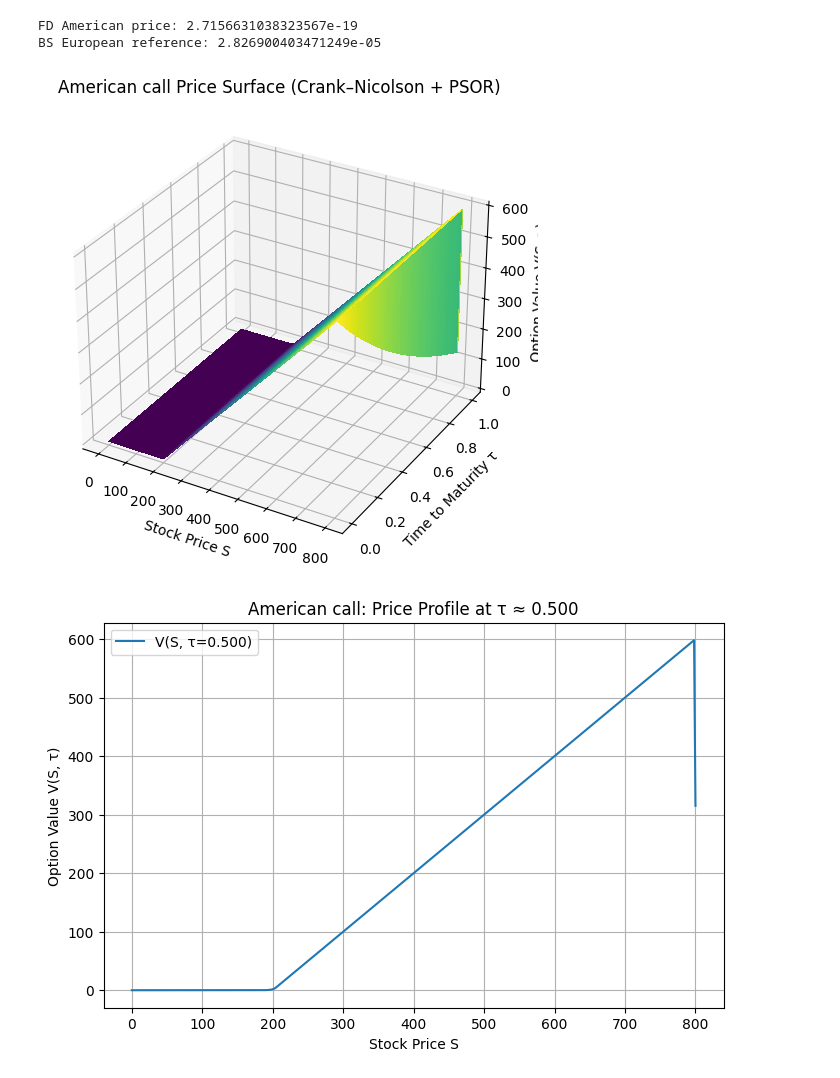
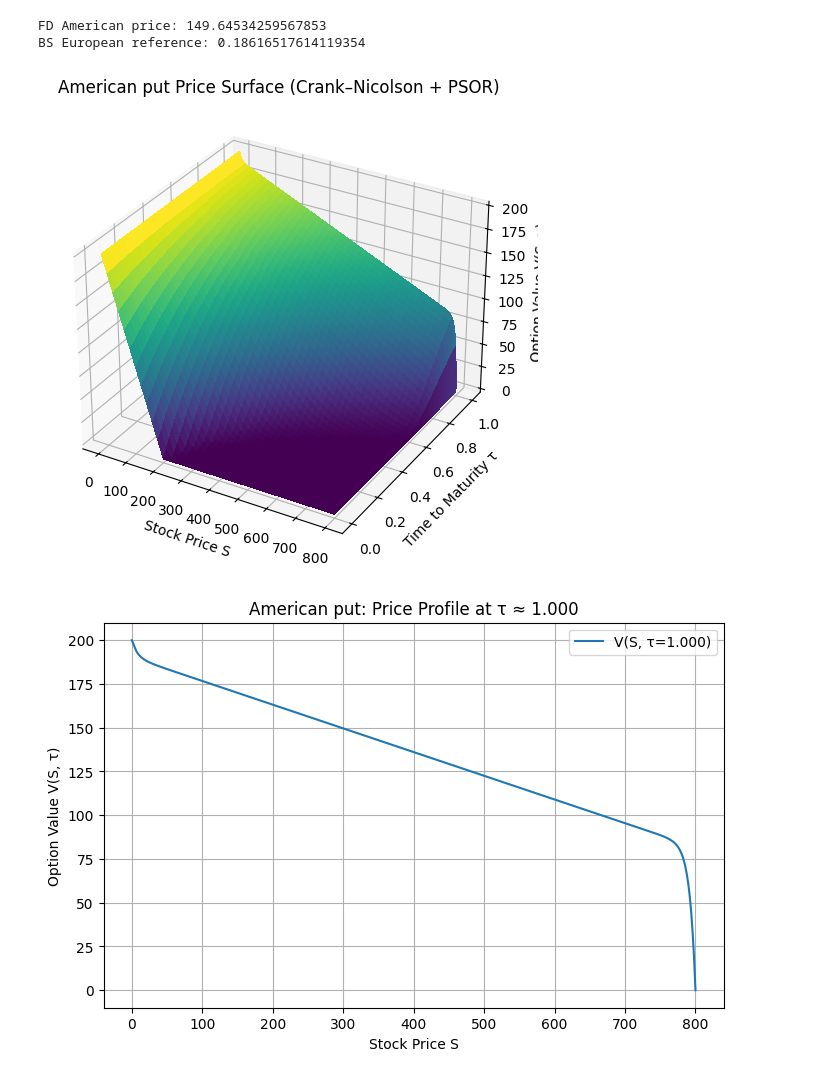
Before and after one commit to ai-ml-club-sjsu/project-fa25-QVP, a Jupyter notebook: notebooks/pde-solver-american-options copy.ipynb, the cells around one changed output. Saved outputs shown, nothing was run; the diff lists cells and outputs as text; code cells hidden in the pictures.

```diff
--- a/notebooks/pde-solver-american-options copy.ipynb
+++ b/notebooks/pde-solver-american-options copy.ipynb
@@ -144,41 +144,41 @@ def crank_nicolson_american(S0, K, T, r, sigma, Smax, M, N, option='put', q=0.0)
 
     return val, V, S, t
 
 if __name__ == '__main__':
     S0 = 300.0; K = 200.0; T = 1.0; r = 0.05; sigma = 0.2
     Smax = 4*K
     M = 400   # space steps
     N = 800   # time steps
-    option = 'call'  # try 'put' to see early exercise effect
-    div = 0.9 # continuous dividend yield
+    option = 'put'  # try 'put' to see early exercise effect
+    div = 2 # continuous dividend yield
 
     price_fd, V_grid, S_grid, t_grid = crank_nicolson_american(
         S0, K, T, r, sigma, Smax, M, N, option=option, q=div
     )
 
     print("FD American price:", price_fd)
     # Reference (equals European if call with q=0)
     print("BS European reference:", black_scholes_price(S0, K, T, r, sigma, option=option))
 
     # --- Plot (use τ = time-to-maturity) ---
     tau_grid = np.linspace(0.0, T, N+1)       # rows of V_grid correspond to τ increasing 0→T
     S_mesh, tau_mesh = np.meshgrid(S_grid, tau_grid)
 
     fig = plt.figure(figsize=(10,6))
     ax = fig.add_subplot(111, projection='3d')
     ax.plot_surface(S_mesh, tau_mesh, V_grid, cmap='viridis', linewidth=0, antialiased=False)
     ax.set_xlabel('Stock Price S')
     ax.set_ylabel('Time to Maturity τ')
     ax.set_zlabel('Option Value V(S, τ)')
     ax.set_title(f'American {option} Price Surface (Crank–Nicolson + PSOR)')
     plt.show()
 # %% [output]
-FD American price: 2.7156631038323567e-19
-BS European reference: 2.826900403471249e-05
+FD American price: 149.64534259567853
+BS European reference: 0.18616517614119354
-[figure, old version]
+[figure, new version]
 # %%
 # Choose a time-to-maturity slice
-tau_target = 0.5  # years remaining (τ)
+tau_target = 2  # years remaining (τ)
 tau_grid = np.linspace(0.0, T, N+1)
 idx = np.argmin(np.abs(tau_grid - tau_target))
 
@@ -191,7 +191,7 @@ plt.grid(True)
 plt.legend()
 plt.show()
 # %% [output]
-[figure, old version]
+[figure, new version]
 # %%
 import plotly.io as pio
 import plotly.graph_objects as go
```
Also changed, not shown: parts of 2 cells of this notebook, 6 other files.
